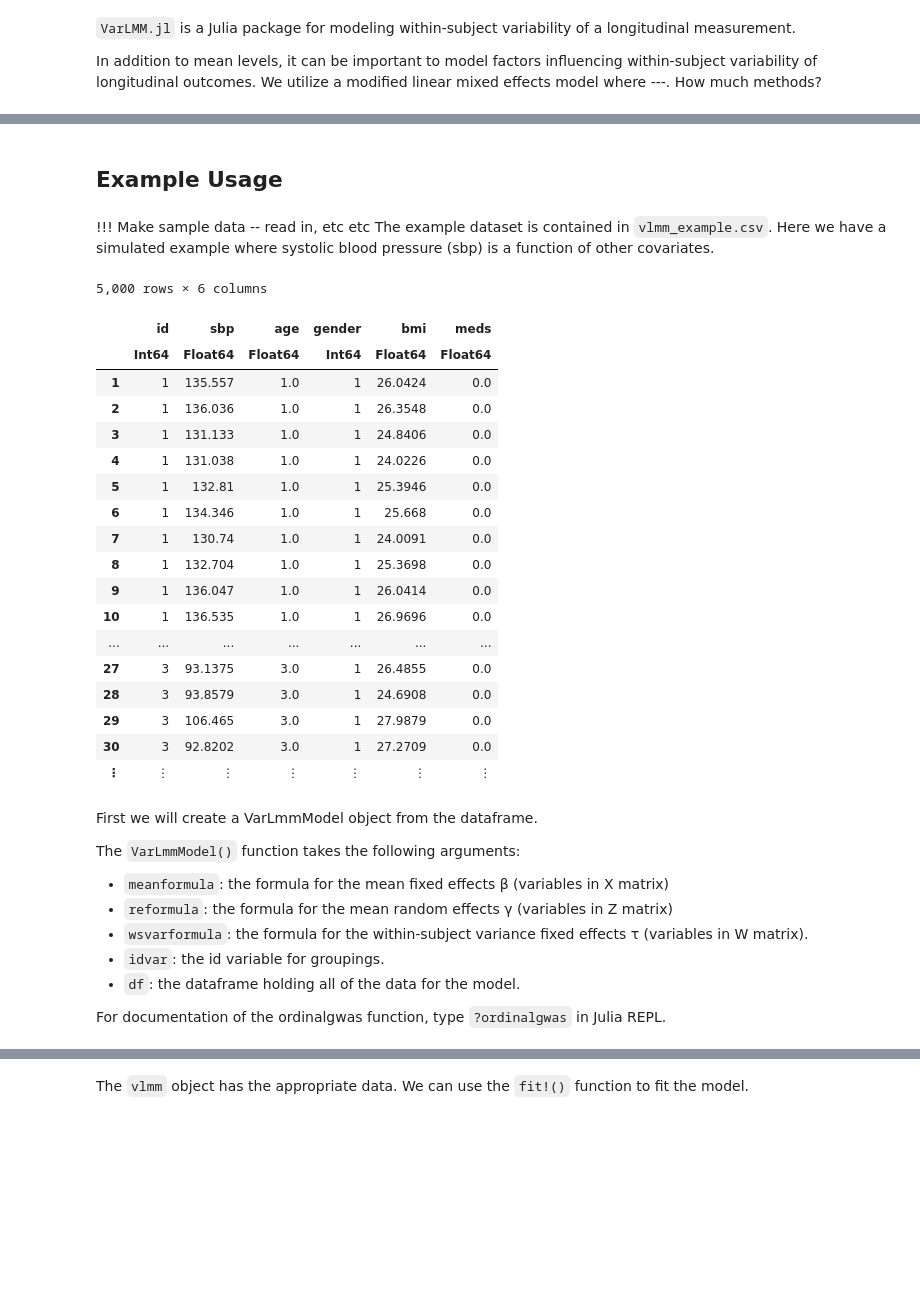
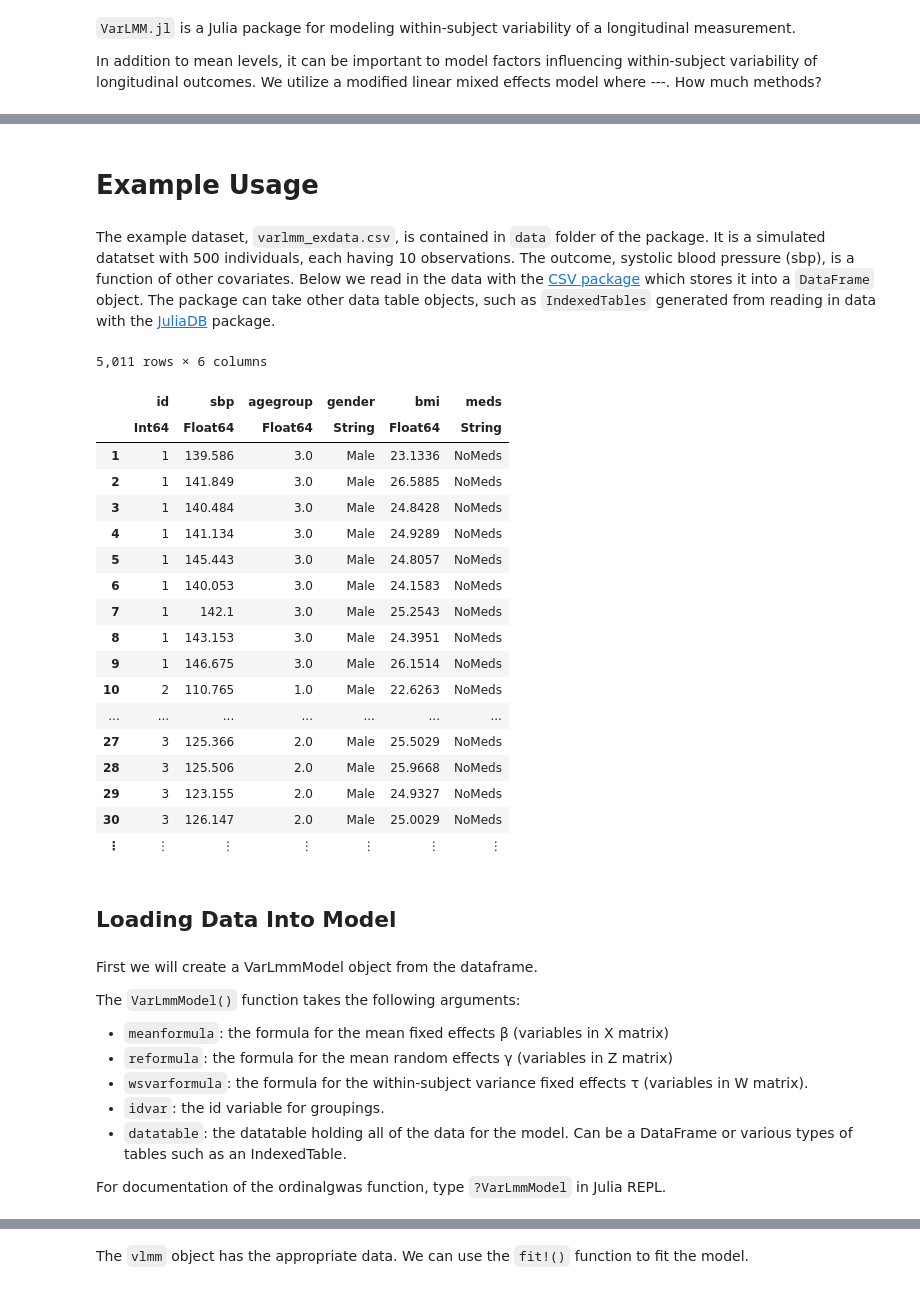
Before and after one commit to OpenMendel/WiSER.jl, a Jupyter notebook: docs/VarLMM Documentation.ipynb, the cells around one changed output, grey strips where cells are left out. Cells and saved outputs as stored; diff of their text form; code cells hidden in the pictures; blank space fills up the shorter version.

Commit message:
Add condense fit, output covar names, work on docs

```diff
--- a/docs/VarLMM Documentation.ipynb
+++ b/docs/VarLMM Documentation.ipynb
@@ -22,30 +19,32 @@ using VarLMM, CSV
 # %% [markdown]
-## Example Usage
+# Example Usage
-# %% [markdown]
-!!! Make sample data -- read in, etc etc
-The example dataset is contained in `vlmm_example.csv`. Here we have a simulated example where systolic blood pressure (sbp) is a function of other covariates.
-# %%
-df = CSV.read("varlmm_testexdata.csv")
-# %% [output]
-5,000 rows × 6 columns
-|  | id | sbp | age | gender | bmi | meds |
-|  | Int64 | Float64 | Float64 | Int64 | Float64 | Float64 |
-| 1 | 1 | 135.557 | 1.0 | 1 | 26.0424 | 0.0 |
-| 2 | 1 | 136.036 | 1.0 | 1 | 26.3548 | 0.0 |
-| 3 | 1 | 131.133 | 1.0 | 1 | 24.8406 | 0.0 |
-| 4 | 1 | 131.038 | 1.0 | 1 | 24.0226 | 0.0 |
-| 5 | 1 | 132.81 | 1.0 | 1 | 25.3946 | 0.0 |
-| 6 | 1 | 134.346 | 1.0 | 1 | 25.668 | 0.0 |
-| 7 | 1 | 130.74 | 1.0 | 1 | 24.0091 | 0.0 |
-| 8 | 1 | 132.704 | 1.0 | 1 | 25.3698 | 0.0 |
-| 9 | 1 | 136.047 | 1.0 | 1 | 26.0414 | 0.0 |
-| 10 | 1 | 136.535 | 1.0 | 1 | 26.9696 | 0.0 |
-| ... | ... | ... | ... | ... | ... | ... |
-| 27 | 3 | 93.1375 | 3.0 | 1 | 26.4855 | 0.0 |
-| 28 | 3 | 93.8579 | 3.0 | 1 | 24.6908 | 0.0 |
-| 29 | 3 | 106.465 | 3.0 | 1 | 27.9879 | 0.0 |
-| 30 | 3 | 92.8202 | 3.0 | 1 | 27.2709 | 0.0 |
-| ⋮ | ⋮ | ⋮ | ⋮ | ⋮ | ⋮ | ⋮ |
+# %% [markdown]
+The example dataset, `varlmm_exdata.csv`, is contained in `data` folder of the package. It is a simulated datatset with 500 individuals, each having 10 observations. The outcome, systolic blood pressure (sbp), is a function of other covariates. Below we read in the data with the [CSV package](https://juliadata.github.io/CSV.jl) which stores it into a `DataFrame` object. The package can take other data table objects, such as `IndexedTables` generated from reading in data with the [JuliaDB](https://github.com/JuliaData/JuliaDB.jl) package.
+# %%
+filepath = normpath(joinpath(dirname(pathof(VarLMM)), "../data/"))
+df = CSV.read(filepath * "varlmm_exdata.csv")
+# %% [output]
+5,011 rows × 6 columns
+|  | id | sbp | agegroup | gender | bmi | meds |
+|  | Int64 | Float64 | Float64 | String | Float64 | String |
+| 1 | 1 | 139.586 | 3.0 | Male | 23.1336 | NoMeds |
+| 2 | 1 | 141.849 | 3.0 | Male | 26.5885 | NoMeds |
+| 3 | 1 | 140.484 | 3.0 | Male | 24.8428 | NoMeds |
+| 4 | 1 | 141.134 | 3.0 | Male | 24.9289 | NoMeds |
+| 5 | 1 | 145.443 | 3.0 | Male | 24.8057 | NoMeds |
+| 6 | 1 | 140.053 | 3.0 | Male | 24.1583 | NoMeds |
+| 7 | 1 | 142.1 | 3.0 | Male | 25.2543 | NoMeds |
+| 8 | 1 | 143.153 | 3.0 | Male | 24.3951 | NoMeds |
+| 9 | 1 | 146.675 | 3.0 | Male | 26.1514 | NoMeds |
+| 10 | 2 | 110.765 | 1.0 | Male | 22.6263 | NoMeds |
+| ... | ... | ... | ... | ... | ... | ... |
+| 27 | 3 | 125.366 | 2.0 | Male | 25.5029 | NoMeds |
+| 28 | 3 | 125.506 | 2.0 | Male | 25.9668 | NoMeds |
+| 29 | 3 | 123.155 | 2.0 | Male | 24.9327 | NoMeds |
+| 30 | 3 | 126.147 | 2.0 | Male | 25.0029 | NoMeds |
+| ⋮ | ⋮ | ⋮ | ⋮ | ⋮ | ⋮ | ⋮ |
+# %% [markdown]
+## Loading Data Into Model
 # %% [markdown]
 First we will create a VarLmmModel object from the dataframe.
 
@@ -55,9 +54,9 @@ The `VarLmmModel()` function takes the following arguments:
 - `reformula`: the formula for the mean random effects γ (variables in Z matrix)
 - `wsvarformula`: the formula  for the within-subject variance fixed effects τ (variables in W matrix).
 - `idvar`: the id variable for groupings.
-- `df`: the dataframe holding all of the data for the model.
+- `datatable`: the datatable holding all of the data for the model. Can be a DataFrame or various types of tables such as an IndexedTable.
 
-For documentation of the ordinalgwas function, type `?ordinalgwas` in Julia REPL.
+For documentation of the ordinalgwas function, type `?VarLmmModel` in Julia REPL.
 # %% [markdown]
 We will model sbp as a function of age, gender, and bmi. The following commands fit the following model:
 
```
Also changed, not shown: parts of 27 cells of this notebook, 8 other files.
